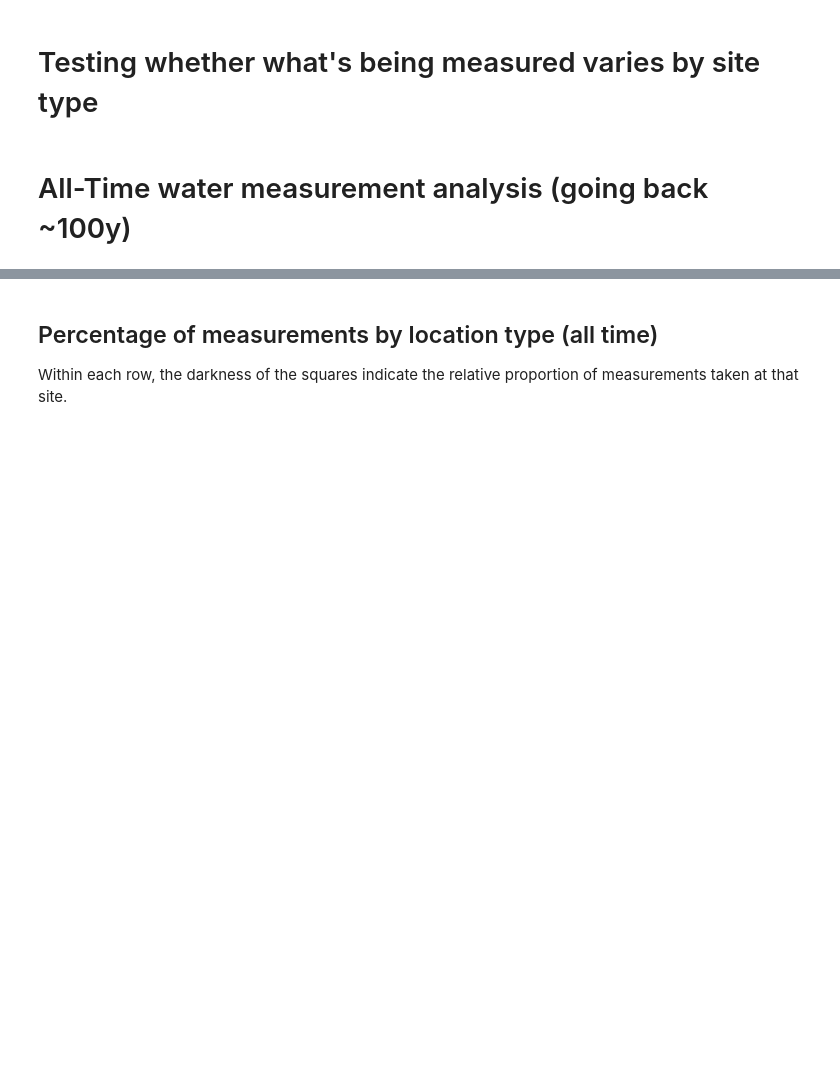
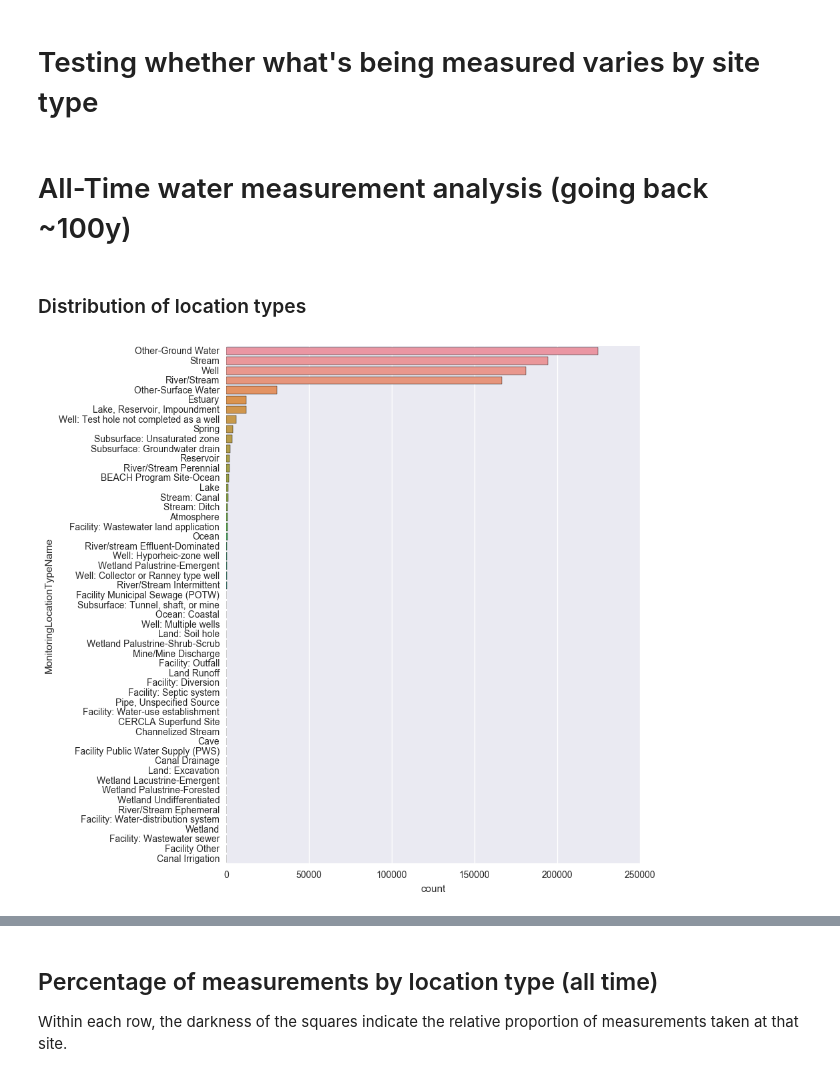
Before and after one commit to SeanU/waq, a Jupyter notebook: exploration/Water Independence.ipynb, the cells around one changed output, grey strips where cells are left out. Drawn from its saved outputs; the diff is of its cells as text; code cells hidden in the pictures; blank space fills up the shorter version.

Commit message:
Adding barplots of measurement counts

```diff
--- a/exploration/Water Independence.ipynb
+++ b/exploration/Water Independence.ipynb
@@ -27,0 +28,8 @@ xtab = pd.crosstab(data.MonitoringLocationTypeName, data.MeasureGroup)
+# %% [markdown]
+### Distribution of location types
+# %%
+plt.figure(figsize=[8,10])
+cp = sns.countplot(y=data.MonitoringLocationTypeName,
+                   order=data.MonitoringLocationTypeName.value_counts().index)
+# %% [output]
+[figure, added]
```
Also changed, not shown: parts of 13 cells of this notebook.
